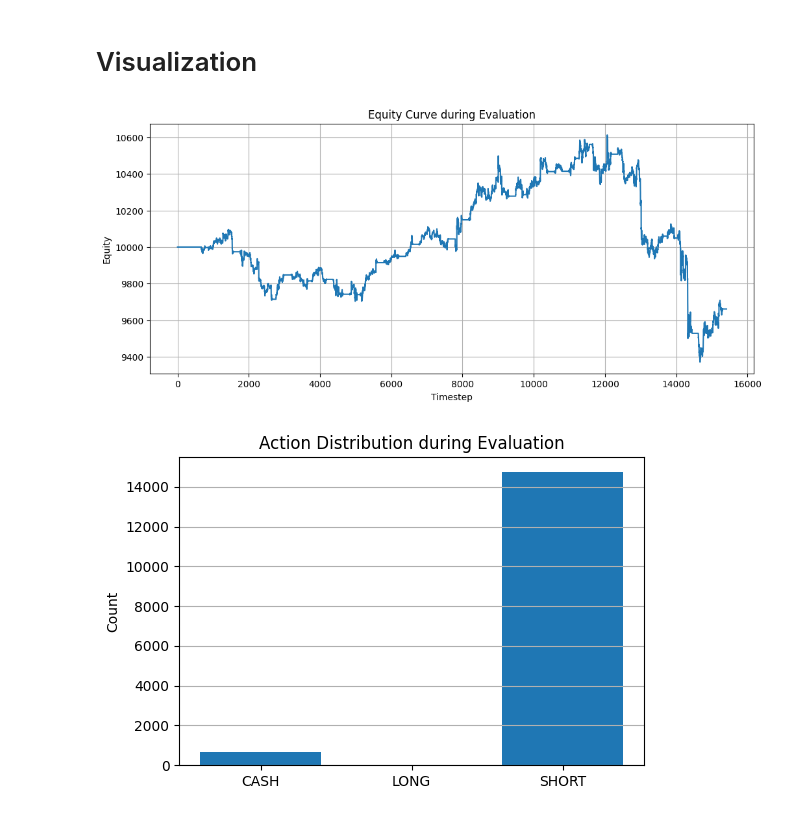
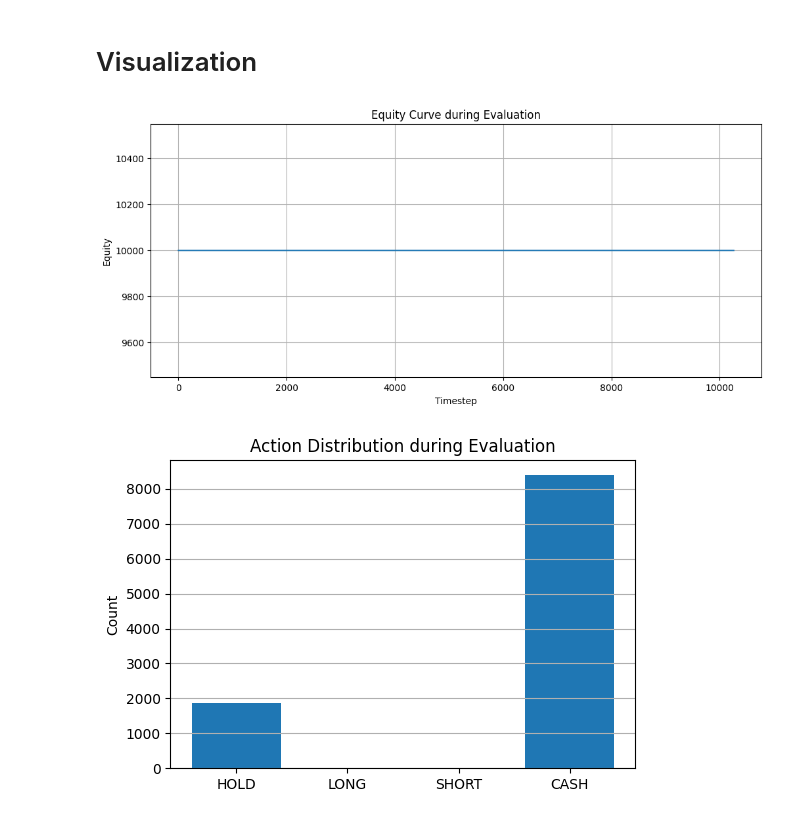
Before and after one commit to rbmr/SupervisedFX, a Jupyter notebook: RQ5/new_env.ipynb, the cells around one changed output. Saved outputs shown, nothing was run; the diff lists cells and outputs as text; code cells hidden in the pictures.

```diff
--- a/RQ5/new_env.ipynb
+++ b/RQ5/new_env.ipynb
@@ -26,7 +26,7 @@ forex_data = combine_df(bid_df, ask_df)
 # %% [markdown]
 # Train / test split
 # %%
-train_split = 0.7
+train_split = 0.8
 split_idx = int(len(forex_data) * train_split)
 train_df = forex_data.iloc[:split_idx]
 test_df = forex_data.iloc[split_idx:]
@@ -39,8 +39,16 @@ Test samples: 15442
 # %% [markdown]
 # Environment setup
+# %%
+def make_env(df, seed=None):
+    def _init():
+        env = ForexEnv(df.copy(), log_level=0, seed=seed)
+        return env
+    return _init
 # %%
-train_env = DummyVecEnv([lambda: ForexEnv(train_df, log_level=0)])
-test_env = DummyVecEnv([lambda: ForexEnv(test_df, log_level=0)])
+NUM_ENVS = 4
+
+train_env = SubprocVecEnv([make_env(train_df, seed=i) for i in range(NUM_ENVS)])
+test_env = SubprocVecEnv([make_env(test_df, seed=100 + i) for i in range(NUM_ENVS)])
 # %% [markdown]
 # DQN Model
 # %%
@@ -71,8 +79,8 @@ Using cpu device
 # %% [markdown]
 # Train
 # %%
-TOTAL_TIMESTEPS = 5000
-model.learn(total_timesteps=TOTAL_TIMESTEPS, log_interval=100)
+TOTAL_TIMESTEPS = 10000
+model.learn(total_timesteps=TOTAL_TIMESTEPS, log_interval=10000)
 model.save("dqn_forex_model")
 # %% [markdown]
 # Test
@@ -102,24 +110,24 @@ Total reward: -338.80
 # %%
 from typing import Counter
 
 
 plt.figure(figsize=(12, 5))
 plt.plot(equity_curve)
 plt.title("Equity Curve during Evaluation")
 plt.xlabel("Timestep")
 plt.ylabel("Equity")
 plt.grid(True)
 plt.show()
 
 plt.figure(figsize=(6, 4))
 action_counts = Counter(actions)
-labels = ['CASH', 'LONG', 'SHORT']
-values = [action_counts.get(i, 0) for i in range(3)]
+labels = ['HOLD', 'LONG', 'SHORT', 'CASH']
+values = [action_counts.get(i, 0) for i in range(4)]
 plt.bar(labels, values)
 plt.title("Action Distribution during Evaluation")
 plt.ylabel("Count")
 plt.grid(axis='y')
 plt.show()
 # %% [output]
-[figure, old version]
+[figure, new version]
-[figure, old version]
+[figure, new version]
```
Also changed, not shown: parts of 4 cells of this notebook, 4 other files.
